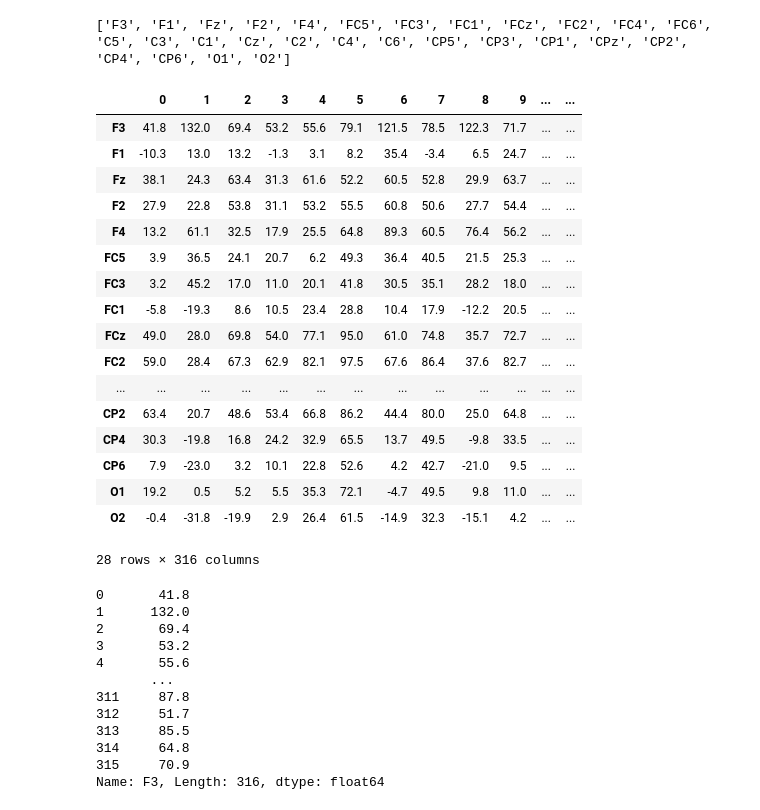
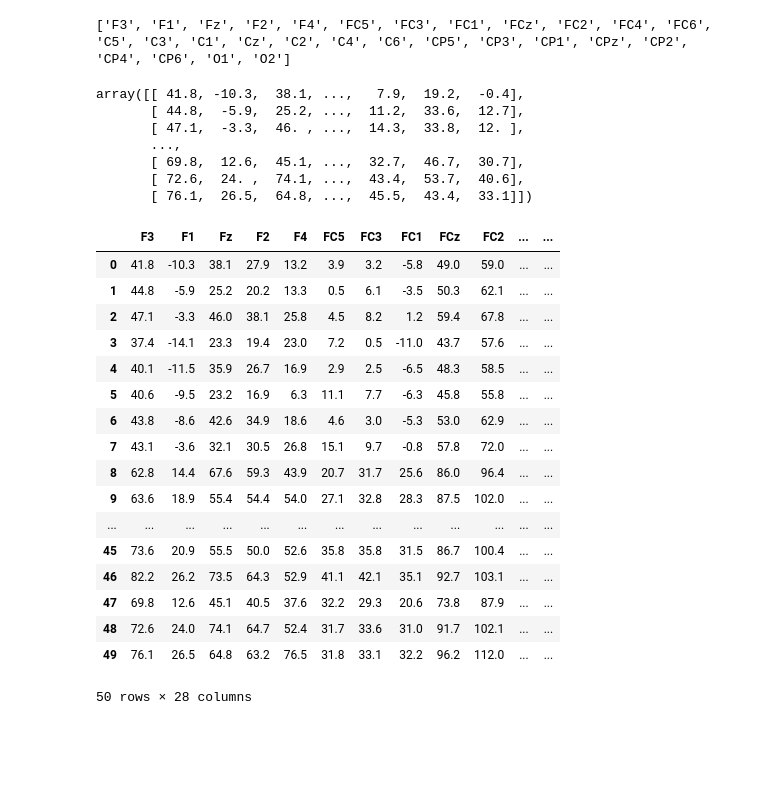
Before and after one commit to kylechristophermoore/bci_competition, a Jupyter notebook: classification.ipynb, the cells around one changed output. Saved outputs shown, nothing was run; the diff lists cells and outputs as text; code cells hidden in the pictures; blank space fills up the shorter version.

```diff
--- a/classification.ipynb
+++ b/classification.ipynb
@@ -45,4 +45,14 @@ for i in clab[0]:
 print(label_list)
 # %% [output]
 ['F3', 'F1', 'Fz', 'F2', 'F4', 'FC5', 'FC3', 'FC1', 'FCz', 'FC2', 'FC4', 'FC6', 'C5', 'C3', 'C1', 'Cz', 'C2', 'C4', 'C6', 'CP5', 'CP3', 'CP1', 'CPz', 'CP2', 'CP4', 'CP6', 'O1', 'O2']
+# %%
+x_train[:,:,0]
+# %% [output]
+array([[ 41.8, -10.3,  38.1, ...,   7.9,  19.2,  -0.4],
+       [ 44.8,  -5.9,  25.2, ...,  11.2,  33.6,  12.7],
+       [ 47.1,  -3.3,  46. , ...,  14.3,  33.8,  12. ],
+       ...,
+       [ 69.8,  12.6,  45.1, ...,  32.7,  46.7,  30.7],
+       [ 72.6,  24. ,  74.1, ...,  43.4,  53.7,  40.6],
+       [ 76.1,  26.5,  64.8, ...,  45.5,  43.4,  33.1]])
 # %%
@@ -51,36 +60,21 @@ temp2 = pd.DataFrame(x_train[0])
-# %%
-temp
-# %% [output]
-|  | 0 | 1 | 2 | 3 | 4 | 5 | 6 | 7 | 8 | 9 | ... | ... |
-| F3 | 41.8 | 132.0 | 69.4 | 53.2 | 55.6 | 79.1 | 121.5 | 78.5 | 122.3 | 71.7 | ... | ... |
-| F1 | -10.3 | 13.0 | 13.2 | -1.3 | 3.1 | 8.2 | 35.4 | -3.4 | 6.5 | 24.7 | ... | ... |
-| Fz | 38.1 | 24.3 | 63.4 | 31.3 | 61.6 | 52.2 | 60.5 | 52.8 | 29.9 | 63.7 | ... | ... |
-| F2 | 27.9 | 22.8 | 53.8 | 31.1 | 53.2 | 55.5 | 60.8 | 50.6 | 27.7 | 54.4 | ... | ... |
-| F4 | 13.2 | 61.1 | 32.5 | 17.9 | 25.5 | 64.8 | 89.3 | 60.5 | 76.4 | 56.2 | ... | ... |
-| FC5 | 3.9 | 36.5 | 24.1 | 20.7 | 6.2 | 49.3 | 36.4 | 40.5 | 21.5 | 25.3 | ... | ... |
-| FC3 | 3.2 | 45.2 | 17.0 | 11.0 | 20.1 | 41.8 | 30.5 | 35.1 | 28.2 | 18.0 | ... | ... |
-| FC1 | -5.8 | -19.3 | 8.6 | 10.5 | 23.4 | 28.8 | 10.4 | 17.9 | -12.2 | 20.5 | ... | ... |
-| FCz | 49.0 | 28.0 | 69.8 | 54.0 | 77.1 | 95.0 | 61.0 | 74.8 | 35.7 | 72.7 | ... | ... |
-| FC2 | 59.0 | 28.4 | 67.3 | 62.9 | 82.1 | 97.5 | 67.6 | 86.4 | 37.6 | 82.7 | ... | ... |
-| ... | ... | ... | ... | ... | ... | ... | ... | ... | ... | ... | ... | ... |
-| CP2 | 63.4 | 20.7 | 48.6 | 53.4 | 66.8 | 86.2 | 44.4 | 80.0 | 25.0 | 64.8 | ... | ... |
-| CP4 | 30.3 | -19.8 | 16.8 | 24.2 | 32.9 | 65.5 | 13.7 | 49.5 | -9.8 | 33.5 | ... | ... |
-| CP6 | 7.9 | -23.0 | 3.2 | 10.1 | 22.8 | 52.6 | 4.2 | 42.7 | -21.0 | 9.5 | ... | ... |
-| O1 | 19.2 | 0.5 | 5.2 | 5.5 | 35.3 | 72.1 | -4.7 | 49.5 | 9.8 | 11.0 | ... | ... |
-| O2 | -0.4 | -31.8 | -19.9 | 2.9 | 26.4 | 61.5 | -14.9 | 32.3 | -15.1 | 4.2 | ... | ... |
-28 rows × 316 columns
-# %%
-temp.loc['F3',:]
-# %% [output]
-0       41.8
-1      132.0
-2       69.4
-3       53.2
-4       55.6
-       ...
-311     87.8
-312     51.7
-313     85.5
-314     64.8
-315     70.9
-Name: F3, Length: 316, dtype: float64
+# %%
+df
+# %% [output]
+|  | F3 | F1 | Fz | F2 | F4 | FC5 | FC3 | FC1 | FCz | FC2 | ... | ... |
+| 0 | 41.8 | -10.3 | 38.1 | 27.9 | 13.2 | 3.9 | 3.2 | -5.8 | 49.0 | 59.0 | ... | ... |
+| 1 | 44.8 | -5.9 | 25.2 | 20.2 | 13.3 | 0.5 | 6.1 | -3.5 | 50.3 | 62.1 | ... | ... |
+| 2 | 47.1 | -3.3 | 46.0 | 38.1 | 25.8 | 4.5 | 8.2 | 1.2 | 59.4 | 67.8 | ... | ... |
+| 3 | 37.4 | -14.1 | 23.3 | 19.4 | 23.0 | 7.2 | 0.5 | -11.0 | 43.7 | 57.6 | ... | ... |
+| 4 | 40.1 | -11.5 | 35.9 | 26.7 | 16.9 | 2.9 | 2.5 | -6.5 | 48.3 | 58.5 | ... | ... |
+| 5 | 40.6 | -9.5 | 23.2 | 16.9 | 6.3 | 11.1 | 7.7 | -6.3 | 45.8 | 55.8 | ... | ... |
+| 6 | 43.8 | -8.6 | 42.6 | 34.9 | 18.6 | 4.6 | 3.0 | -5.3 | 53.0 | 62.9 | ... | ... |
+| 7 | 43.1 | -3.6 | 32.1 | 30.5 | 26.8 | 15.1 | 9.7 | -0.8 | 57.8 | 72.0 | ... | ... |
+| 8 | 62.8 | 14.4 | 67.6 | 59.3 | 43.9 | 20.7 | 31.7 | 25.6 | 86.0 | 96.4 | ... | ... |
+| 9 | 63.6 | 18.9 | 55.4 | 54.4 | 54.0 | 27.1 | 32.8 | 28.3 | 87.5 | 102.0 | ... | ... |
+| ... | ... | ... | ... | ... | ... | ... | ... | ... | ... | ... | ... | ... |
+| 45 | 73.6 | 20.9 | 55.5 | 50.0 | 52.6 | 35.8 | 35.8 | 31.5 | 86.7 | 100.4 | ... | ... |
+| 46 | 82.2 | 26.2 | 73.5 | 64.3 | 52.9 | 41.1 | 42.1 | 35.1 | 92.7 | 103.1 | ... | ... |
+| 47 | 69.8 | 12.6 | 45.1 | 40.5 | 37.6 | 32.2 | 29.3 | 20.6 | 73.8 | 87.9 | ... | ... |
+| 48 | 72.6 | 24.0 | 74.1 | 64.7 | 52.4 | 31.7 | 33.6 | 31.0 | 91.7 | 102.1 | ... | ... |
+| 49 | 76.1 | 26.5 | 64.8 | 63.2 | 76.5 | 31.8 | 33.1 | 32.2 | 96.2 | 112.0 | ... | ... |
+50 rows × 28 columns
```
Also changed, not shown: parts of 4 cells of this notebook, 1 other file.
